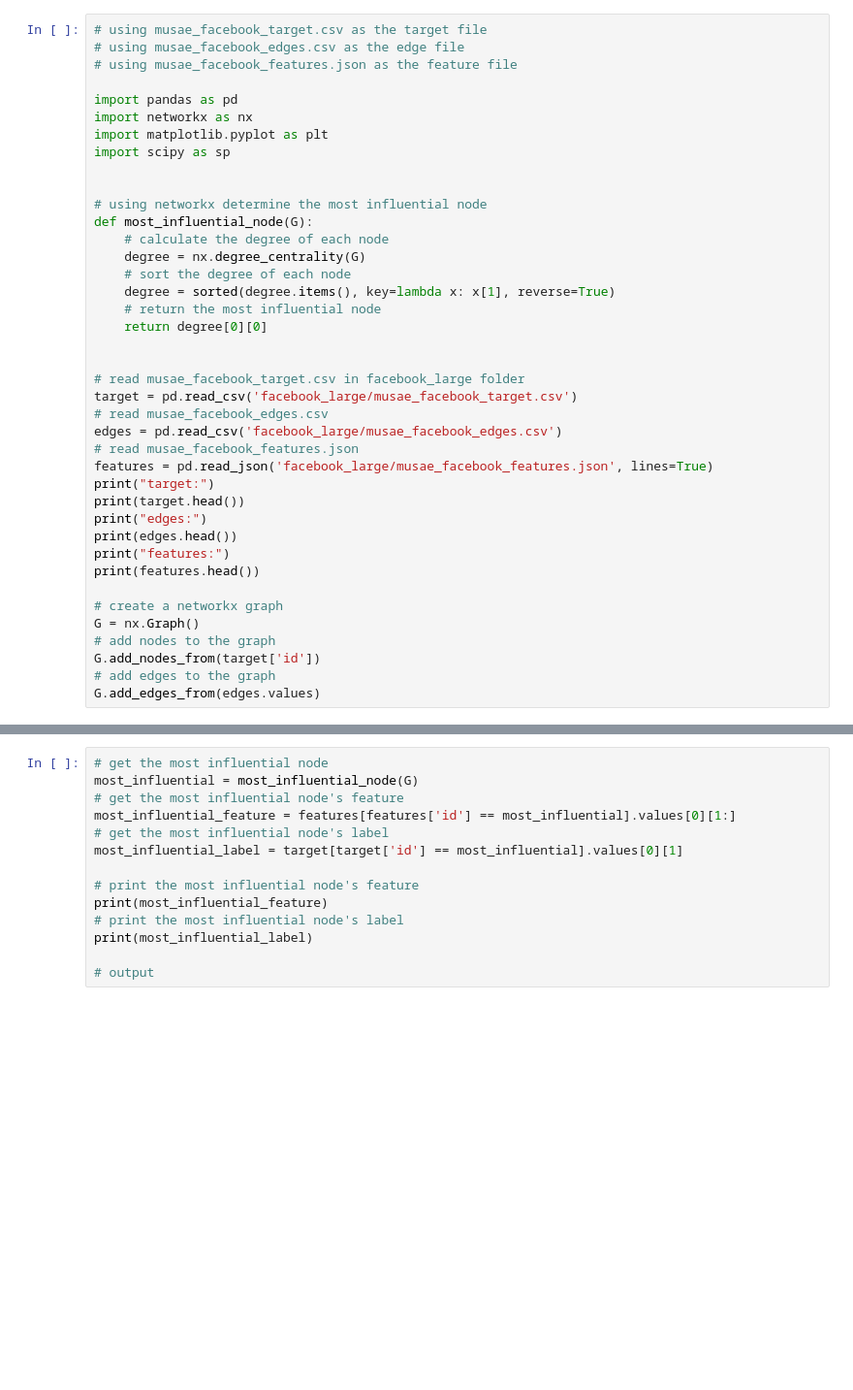
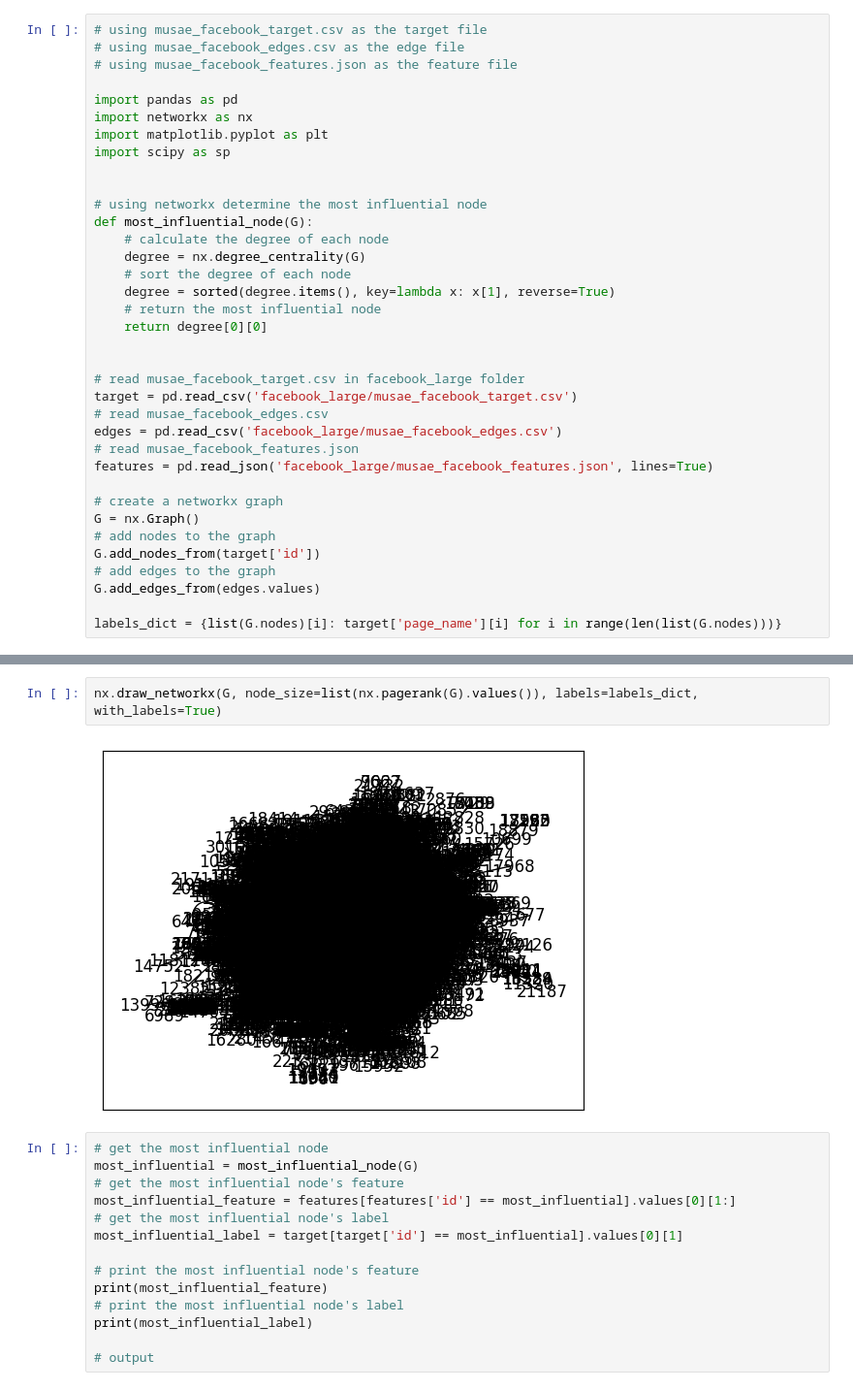
Before and after one commit to nilooy5/NetworkX_Influences_NM, a Jupyter notebook: main.ipynb, the cells around one changed output, grey strips where cells are left out. Shown at 97% size. Drawn from its saved outputs; the diff is of its cells as text; blank space fills up the shorter version.

```diff
--- a/main.ipynb
+++ b/main.ipynb
@@ -25,12 +25,6 @@ target = pd.read_csv('facebook_large/musae_facebook_target.csv')
 edges = pd.read_csv('facebook_large/musae_facebook_edges.csv')
 # read musae_facebook_features.json
 features = pd.read_json('facebook_large/musae_facebook_features.json', lines=True)
-print("target:")
-print(target.head())
-print("edges:")
-print(edges.head())
-print("features:")
-print(features.head())
 
 # create a networkx graph
 G = nx.Graph()
@@ -38,3 +32,5 @@ G = nx.Graph()
 G.add_nodes_from(target['id'])
 # add edges to the graph
 G.add_edges_from(edges.values)
+
+labels_dict = {list(G.nodes)[i]: target['page_name'][i] for i in range(len(list(G.nodes)))}
@@ -64,3 +37,7 @@ KeyboardInterrupt
+# %%
+nx.draw_networkx(G, node_size=list(nx.pagerank(G).values()), labels=labels_dict, with_labels=True)
+# %% [output]
+[figure, added]
 # %%
 # get the most influential node
 most_influential = most_influential_node(G)
```
Also changed, not shown: parts of 2 cells of this notebook, 1 other file.
